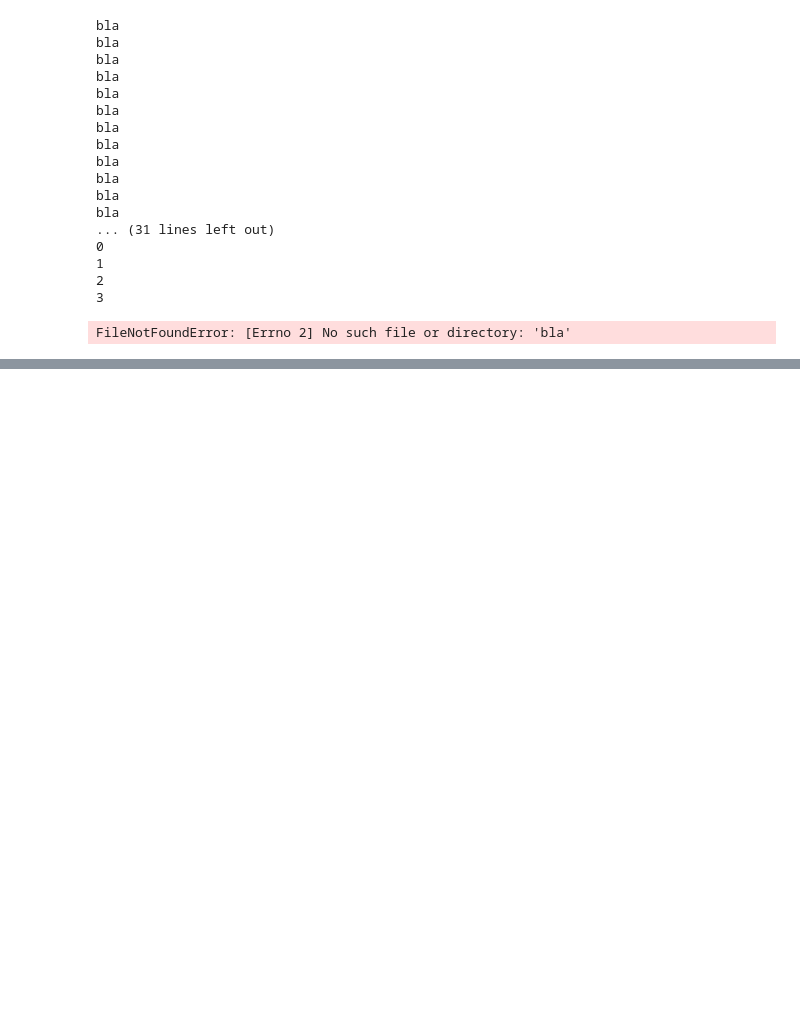
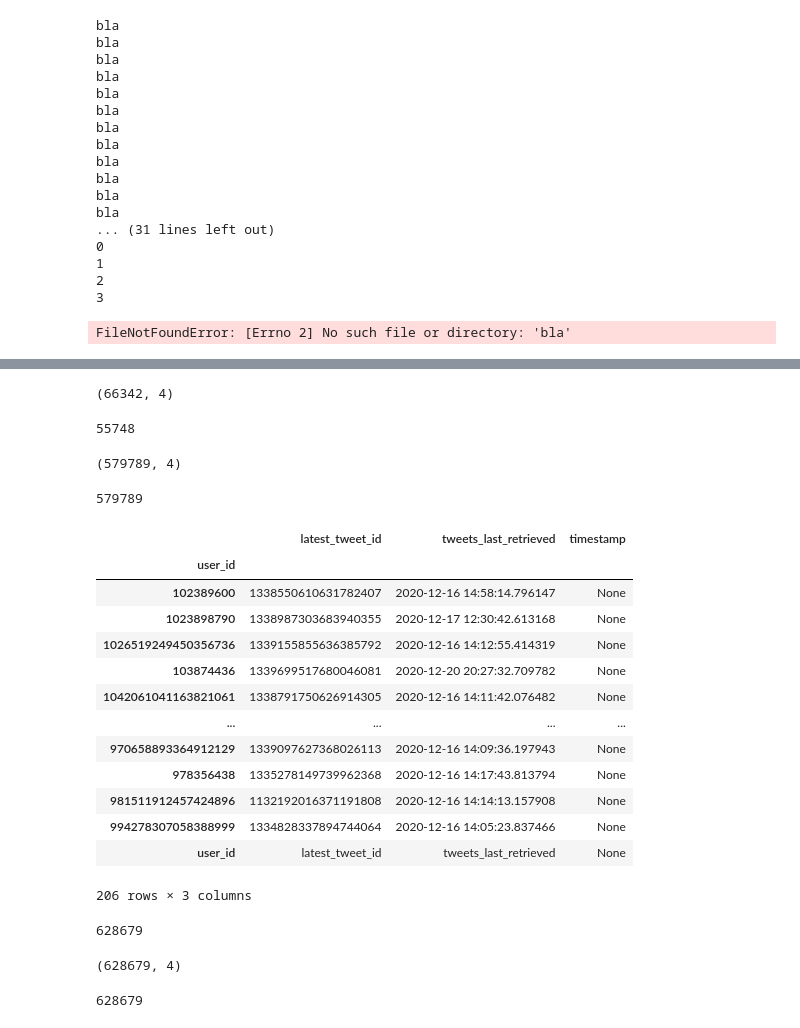
Before and after one commit to esztermarton/lena_tweets, a Jupyter notebook: twint_notebook.ipynb, the cells around one changed output, grey strips where cells are left out. Saved outputs shown, nothing was run; the diff lists cells and outputs as text; code cells hidden in the pictures; blank space fills up the shorter version.

```diff
--- a/twint_notebook.ipynb
+++ b/twint_notebook.ipynb
@@ -355,0 +376,53 @@ FileNotFoundError: [Errno 2] No such file or directory: 'bla'
+# %%
+TIMESTAMP_FORMAT = "%d-%m-%Y"
+
+today = (datetime.now()).strftime(TIMESTAMP_FORMAT)
+yesterday = (datetime.now() - timedelta(days=1)).strftime(TIMESTAMP_FORMAT)
+tomorrow = (datetime.now() + timedelta(days=1)).strftime(TIMESTAMP_FORMAT)
+
+PARTICIPANTS_QUEUE = f"data/{yesterday}_participants_id_queue.txt"
+DAILY_FRIENDS_CHECK_PATH = f"data/{yesterday}_users_friends.csv"
+STUDY_START_PATH = f"data/18-12-2020_users_study_start.csv"
+STUDY_INPUT_START_PART = "data/study_input.txt"
+STUDY_END_PATH = f"data/{yesterday}_users_study_end.csv"
+TWEET_HISTORY = "data/tweet_history.csv"
+USER_TRACKER_PATH = "data/user_tracker.csv"
+DAILY_TWEETS_PATH = f"data/{yesterday}_tweets.csv"
+# %%
+df_ss = pd.read_csv(STUDY_START_PATH, lineterminator="\n")
+df_ut = pd.read_csv(USER_TRACKER_PATH, lineterminator="\n")
+# %%
+df_ut.shape
+# %% [output]
+(66342, 4)
+# %%
+df_ut.user_id.nunique()
+# %% [output]
+55748
+# %%
+df_ut2 = df_ut.groupby("user_id").max()
+# %%
+df_ss.shape
+# %% [output]
+(579789, 4)
+# %%
+df_ss.user_id.nunique()
+# %% [output]
+579789
+# %%
+df_ut2[df_ut2.latest_tweet_id.isna().apply(lambda x: not x)]
+# %% [output]
+|  | latest_tweet_id | tweets_last_retrieved | timestamp |
+| user_id |  |  |  |
+| 102389600 | 1338550610631782407 | 2020-12-16 14:58:14.796147 | None |
+| 1023898790 | 1338987303683940355 | 2020-12-17 12:30:42.613168 | None |
+| 1026519249450356736 | 1339155855636385792 | 2020-12-16 14:12:55.414319 | None |
+| 103874436 | 1339699517680046081 | 2020-12-20 20:27:32.709782 | None |
+| 1042061041163821061 | 1338791750626914305 | 2020-12-16 14:11:42.076482 | None |
+| ... | ... | ... | ... |
+| 970658893364912129 | 1339097627368026113 | 2020-12-16 14:09:36.197943 | None |
+| 978356438 | 1335278149739962368 | 2020-12-16 14:17:43.813794 | None |
+| 981511912457424896 | 1132192016371191808 | 2020-12-16 14:14:13.157908 | None |
+| 994278307058388999 | 1334828337894744064 | 2020-12-16 14:05:23.837466 | None |
+| user_id | latest_tweet_id | tweets_last_retrieved | None |
+206 rows × 3 columns
@@ -355,0 +431,4 @@ FileNotFoundError: [Errno 2] No such file or directory: 'bla'
+# %%
+len(new_user_id) + len(df_ut2)
+# %% [output]
+628679
@@ -355,0 +437,8 @@ FileNotFoundError: [Errno 2] No such file or directory: 'bla'
+# %%
+dff.shape
+# %% [output]
+(628679, 4)
+# %%
+dff.user_id.nunique()
+# %% [output]
+628679
```
Also changed, not shown: parts of 6 cells of this notebook, 1 other file.
